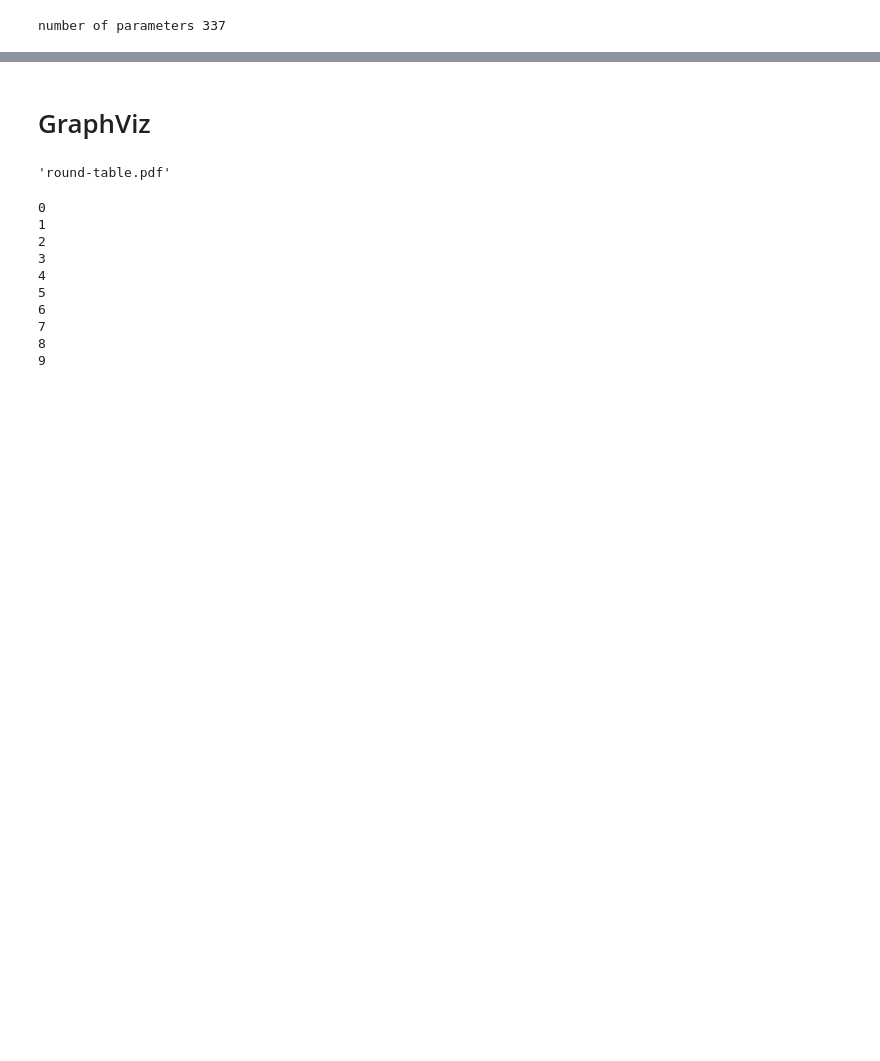
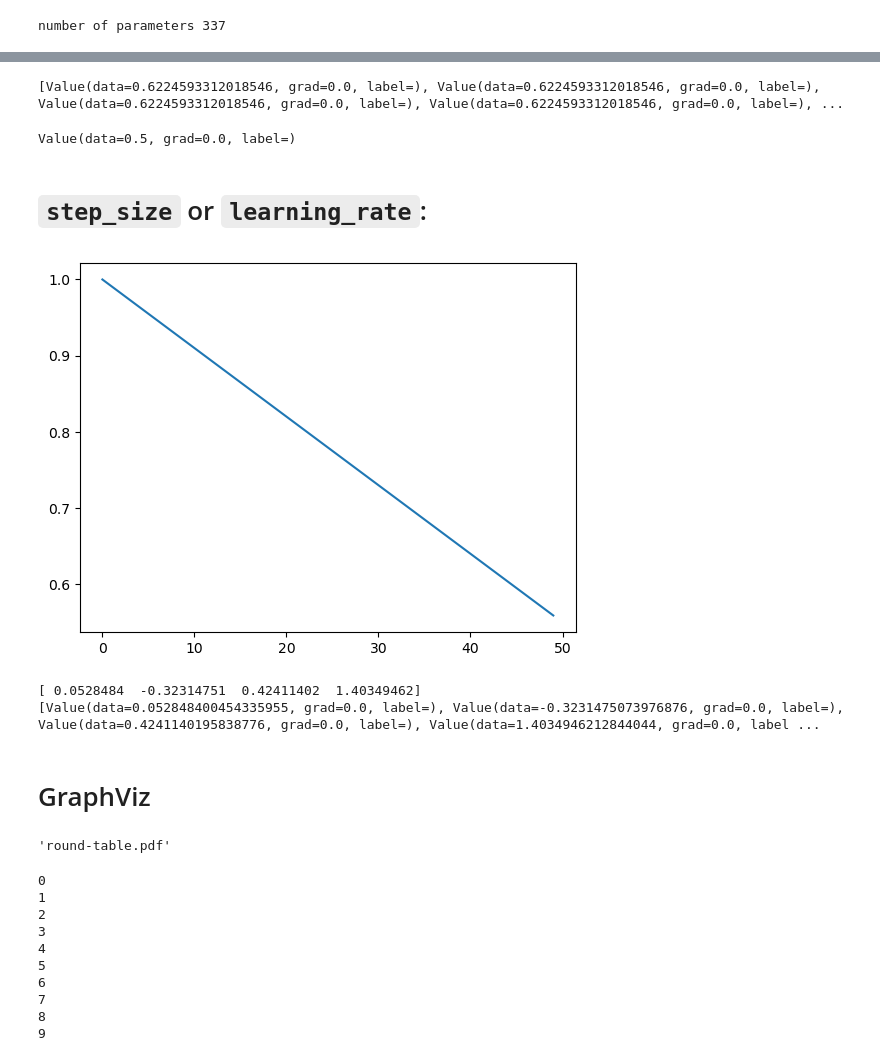
Before and after one commit to Rafsanjani-Hub/Karpathy, a Jupyter notebook: Karpathy_DL_Colab_extention.ipynb, the cells around one changed output, grey strips where cells are left out. Cells and saved outputs as stored; diff of their text form; code cells hidden in the pictures; blank space fills up the shorter version.

```diff
--- a/Karpathy_DL_Colab_extention.ipynb
+++ b/Karpathy_DL_Colab_extention.ipynb
@@ -916,0 +1226,29 @@ lossPlot(LOSS)
+# %%
+epochs = 10
+
+losses = []
+
+for epoch in range(0, epochs+1):
+
+    # Step-1: forward pass:
+    Yp = [model(x).sigmoid() for x in X]
+    loss = sum([(y-yp)**2.0 for (y, yp) in zip(Y, Yp)])
+
+    # Step-2: backward pass:
+    for param in model.parameters():
+        param.grad = 0.0
+    #end-for
+    loss.backward()
+
+
+    # Step-3: update parameters:
+    # step_size = 1.0 - ((0.9*epoch)/100.0)
+    step_size = 0.01
+    for param in model.parameters():
+        param.data += - (step_size * param.grad)
+    #end-for
+
+    #outputs:
+    print(f'epach:{epoch}, step_size={step_size}, loss:{loss.data:0.6f}')
+    losses.append(loss.data)
+#end-for
@@ -916,0 +1267,27 @@ lossPlot(LOSS)
+# %%
+Yp = [yp.sigmoid() for yp in Yp]
+print(Yp)
+# %% [output]
+[Value(data=0.6224593312018546, grad=0.0, label=), Value(data=0.6224593312018546, grad=0.0, label=), Value(data=0.6224593312018546, grad=0.0, label=), Value(data=0.6224593312018546, grad=0.0, label=), ...
+# %%
+for yp in Yp:
+    print(yp.sigmoid())
+    break
+# %% [output]
+Value(data=0.5, grad=0.0, label=)
+# %% [markdown]
+# `step_size` or `learning_rate`:
+# %%
+step_size = 1
+epochs = 50
+S = []
+for epoch in range(epochs):
+    step_size = 1. - (0.9*epoch)/100
+    # print(step_size)
+    S.append(step_size)
+#end-for
+
+plt.plot(S)
+plt.show()
+# %% [output]
+[figure, added]
@@ -917,3 +1309,12 @@ lossPlot(LOSS)
+# %%
+N = 4
+V = np.random.randn(N) * np.sqrt(2.0/N)
+print(V)
+W = [Value(v) for v in V]
+print(W)
+# %% [output]
+[ 0.0528484  -0.32314751  0.42411402  1.40349462]
+[Value(data=0.052848400454335955, grad=0.0, label=), Value(data=-0.3231475073976876, grad=0.0, label=), Value(data=0.4241140195838776, grad=0.0, label=), Value(data=1.4034946212844044, grad=0.0, label ...
 # %% [markdown]
 # GraphViz
 # %%
```
Also changed, not shown: parts of 53 cells of this notebook.
